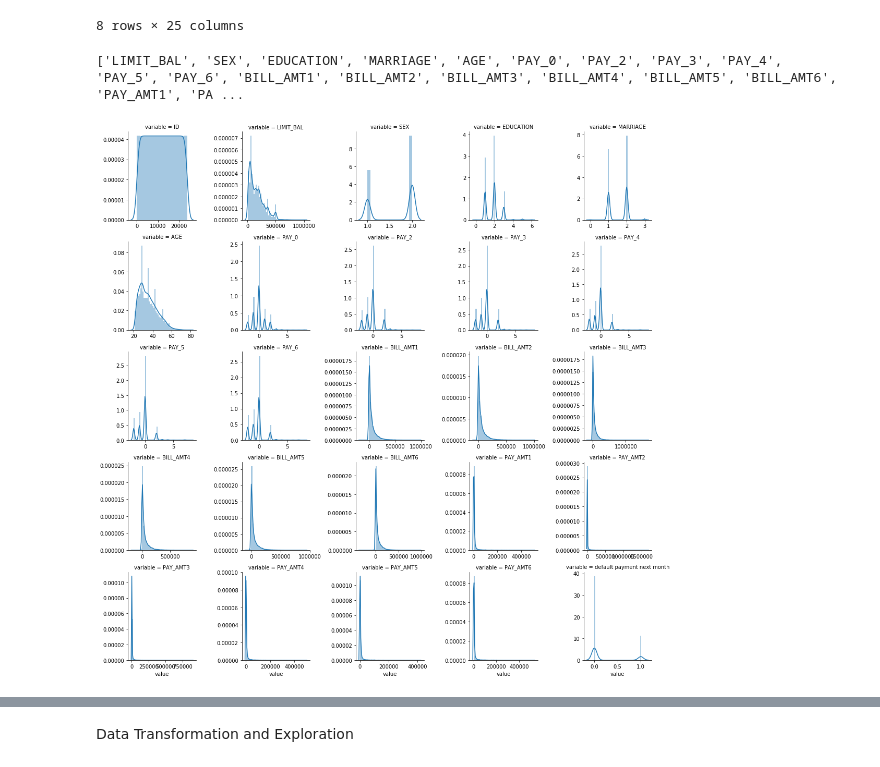
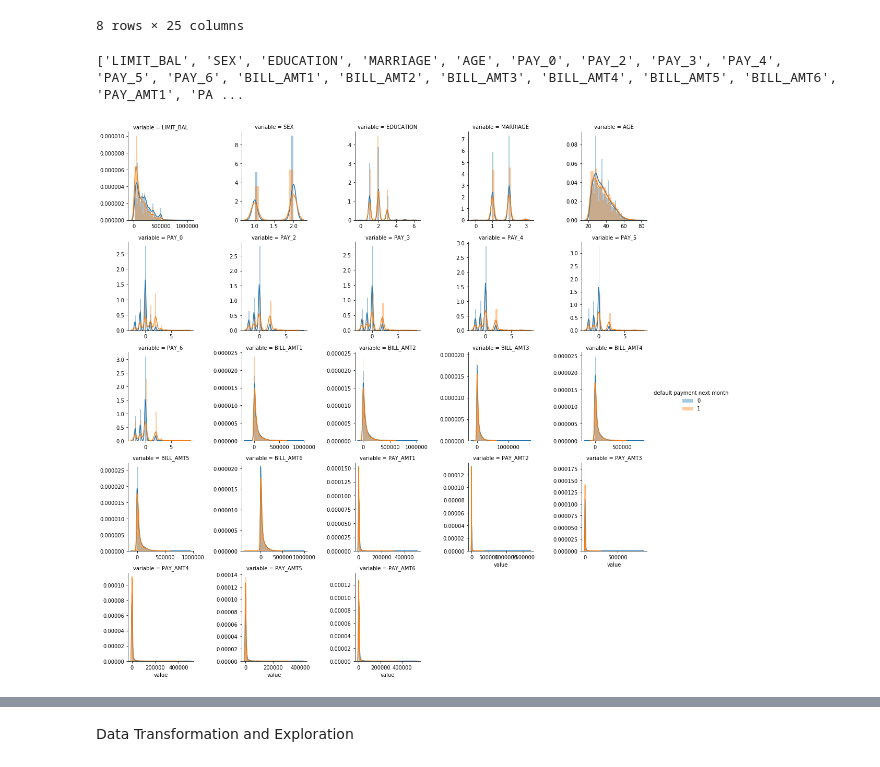
Before and after one commit to AbhinathK/CreditCardML, a Jupyter notebook: CreditCardData.ipynb, the cells around one changed output, grey strips where cells are left out. Cells and saved outputs as stored; diff of their text form; code cells hidden in the pictures.

Commit message:
More data visualisation

```diff
--- a/CreditCardData.ipynb
+++ b/CreditCardData.ipynb
@@ -38,12 +41,13 @@ data.describe()
 # %%
 # Let's do a little data visualisation
 cols = [ f for f in data.columns if data.dtypes[ f ] != "object" and f!= 'ID']
 del cols[-1]
 print(cols)
 
-f = pd.melt( data )#id_vars=output, value_vars= cols1)
-g = sns.FacetGrid( f, col="variable", col_wrap=5, sharex=False, sharey=False )
+# We plot some distibution plot
+f = pd.melt(data, id_vars='default payment next month', value_vars= cols)
+g = sns.FacetGrid( f, hue='default payment next month', col="variable", col_wrap=5, sharex=False, sharey=False)
 g = g.map( sns.distplot, "value", kde=True).add_legend()
 # %% [output]
 ['LIMIT_BAL', 'SEX', 'EDUCATION', 'MARRIAGE', 'AGE', 'PAY_0', 'PAY_2', 'PAY_3', 'PAY_4', 'PAY_5', 'PAY_6', 'BILL_AMT1', 'BILL_AMT2', 'BILL_AMT3', 'BILL_AMT4', 'BILL_AMT5', 'BILL_AMT6', 'PAY_AMT1', 'PA ...
-[figure, old version]
+[figure, new version]
```
Also changed, not shown: parts of 6 cells of this notebook.
